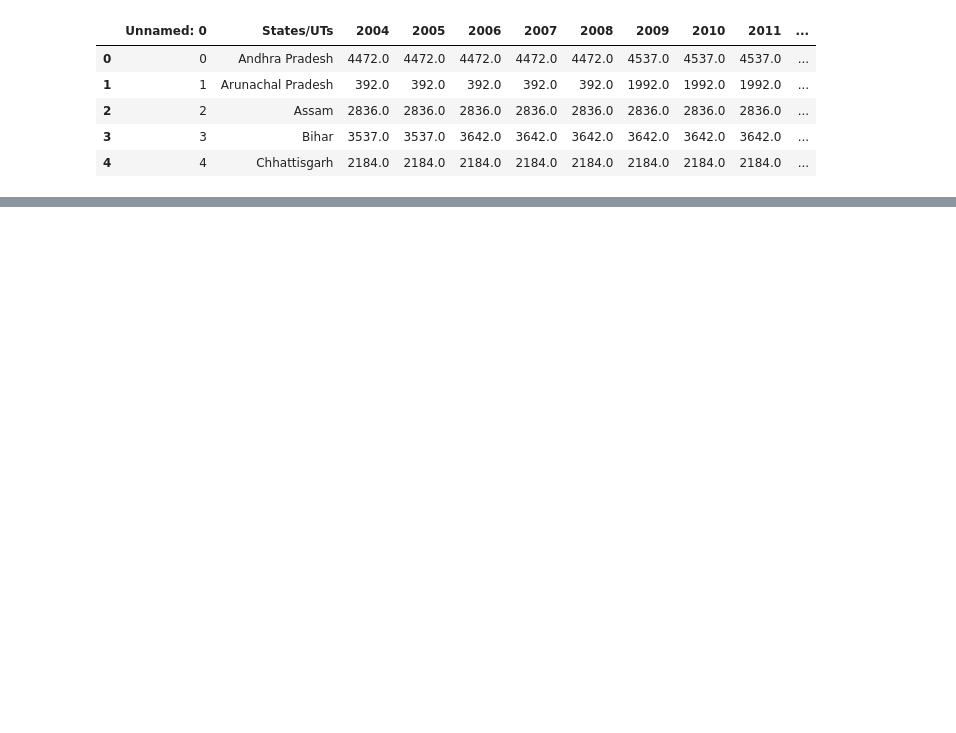
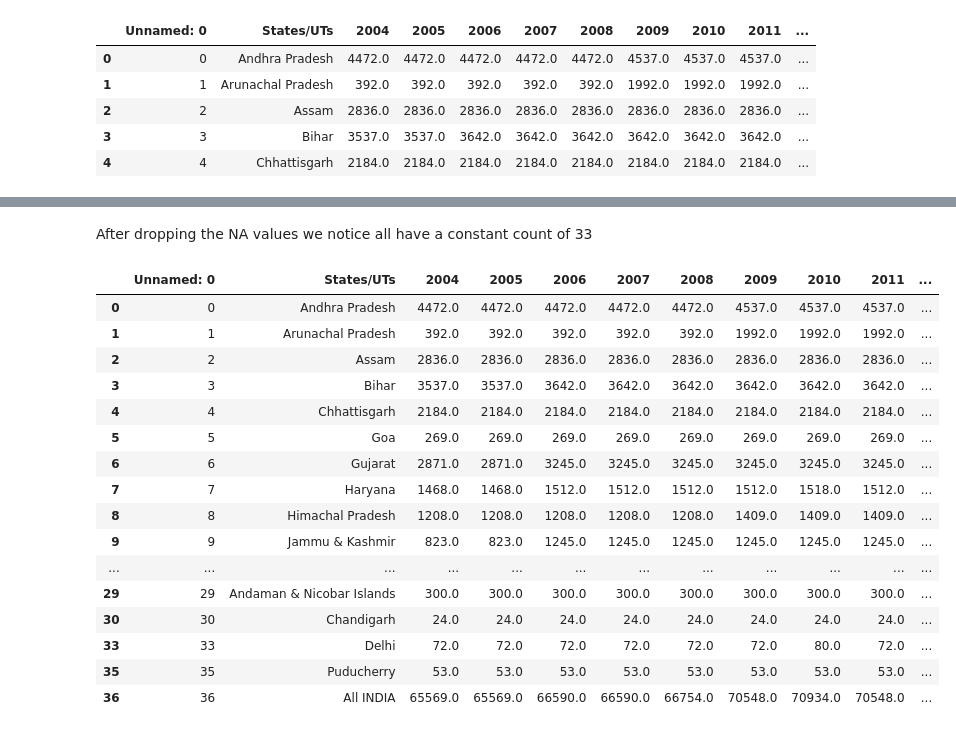
Before and after one commit to shubanms/road_data_analysis, a Jupyter notebook: roads.ipynb, the cells around one changed output, grey strips where cells are left out. Cells and saved outputs as stored; diff of their text form; code cells hidden in the pictures; blank space fills up the shorter version.

```diff
--- a/roads.ipynb
+++ b/roads.ipynb
@@ -213,0 +270,22 @@ ValueError: Number of rows must be a positive integer, not 4.6
+# %% [markdown]
+After dropping the NA values we notice all have a constant count of 33
+# %%
+lengthOfNH.head(33)
+# %% [output]
+|  | Unnamed: 0 | States/UTs | 2004 | 2005 | 2006 | 2007 | 2008 | 2009 | 2010 | 2011 | ... |
+| 0 | 0 | Andhra Pradesh | 4472.0 | 4472.0 | 4472.0 | 4472.0 | 4472.0 | 4537.0 | 4537.0 | 4537.0 | ... |
+| 1 | 1 | Arunachal Pradesh | 392.0 | 392.0 | 392.0 | 392.0 | 392.0 | 1992.0 | 1992.0 | 1992.0 | ... |
+| 2 | 2 | Assam | 2836.0 | 2836.0 | 2836.0 | 2836.0 | 2836.0 | 2836.0 | 2836.0 | 2836.0 | ... |
+| 3 | 3 | Bihar | 3537.0 | 3537.0 | 3642.0 | 3642.0 | 3642.0 | 3642.0 | 3642.0 | 3642.0 | ... |
+| 4 | 4 | Chhattisgarh | 2184.0 | 2184.0 | 2184.0 | 2184.0 | 2184.0 | 2184.0 | 2184.0 | 2184.0 | ... |
+| 5 | 5 | Goa | 269.0 | 269.0 | 269.0 | 269.0 | 269.0 | 269.0 | 269.0 | 269.0 | ... |
+| 6 | 6 | Gujarat | 2871.0 | 2871.0 | 3245.0 | 3245.0 | 3245.0 | 3245.0 | 3245.0 | 3245.0 | ... |
+| 7 | 7 | Haryana | 1468.0 | 1468.0 | 1512.0 | 1512.0 | 1512.0 | 1512.0 | 1518.0 | 1512.0 | ... |
+| 8 | 8 | Himachal Pradesh | 1208.0 | 1208.0 | 1208.0 | 1208.0 | 1208.0 | 1409.0 | 1409.0 | 1409.0 | ... |
+| 9 | 9 | Jammu & Kashmir | 823.0 | 823.0 | 1245.0 | 1245.0 | 1245.0 | 1245.0 | 1245.0 | 1245.0 | ... |
+| ... | ... | ... | ... | ... | ... | ... | ... | ... | ... | ... | ... |
+| 29 | 29 | Andaman & Nicobar Islands | 300.0 | 300.0 | 300.0 | 300.0 | 300.0 | 300.0 | 300.0 | 300.0 | ... |
+| 30 | 30 | Chandigarh | 24.0 | 24.0 | 24.0 | 24.0 | 24.0 | 24.0 | 24.0 | 24.0 | ... |
+| 33 | 33 | Delhi | 72.0 | 72.0 | 72.0 | 72.0 | 72.0 | 72.0 | 80.0 | 72.0 | ... |
+| 35 | 35 | Puducherry | 53.0 | 53.0 | 53.0 | 53.0 | 53.0 | 53.0 | 53.0 | 53.0 | ... |
+| 36 | 36 | All INDIA | 65569.0 | 65569.0 | 66590.0 | 66590.0 | 66754.0 | 70548.0 | 70934.0 | 70548.0 | ... |
```
Also changed, not shown: parts of 33 cells of this notebook, 1 other file.
